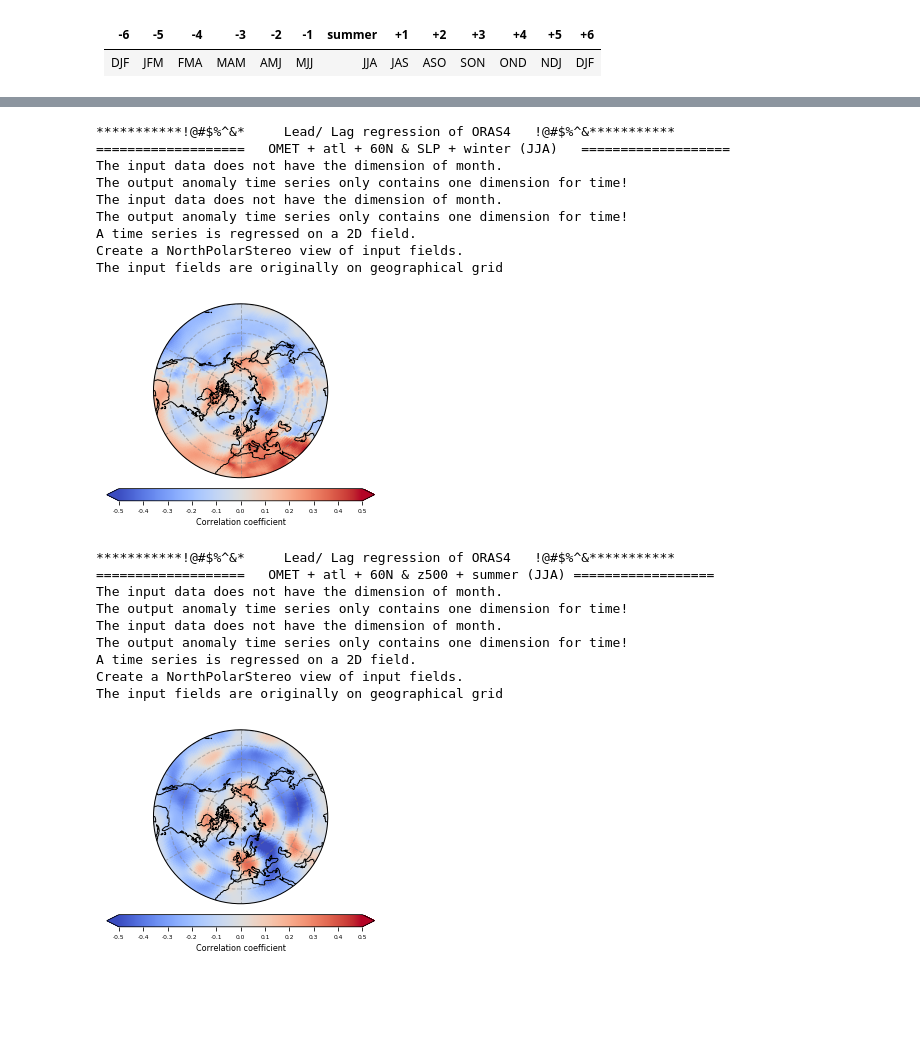
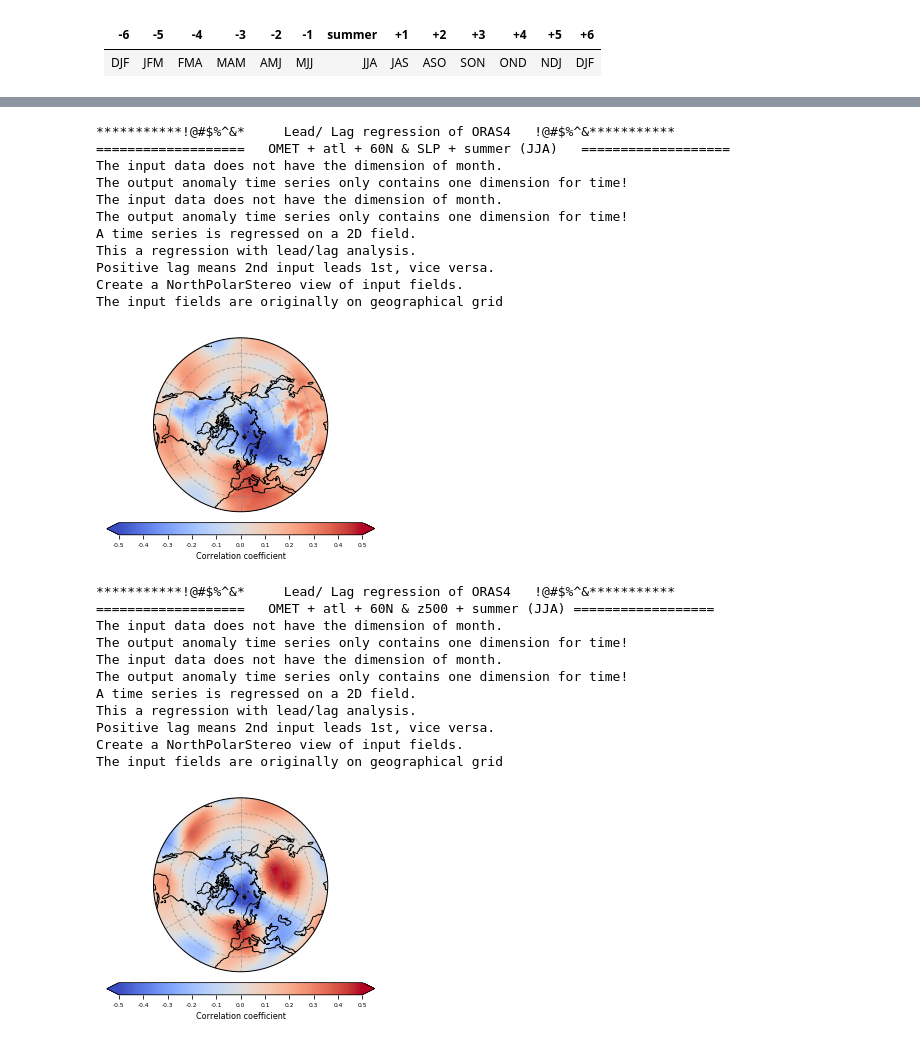
Before and after one commit to geek-yang/AirSeaFlow, a Jupyter notebook: Postprocessing/statistics_spatial/stat_spatial_season_fields_OMET_oras.ipynb, the cells around one changed output, grey strips where cells are left out. Saved outputs shown, nothing was run; the diff lists cells and outputs as text; code cells hidden in the pictures; blank space fills up the shorter version.

```diff
--- a/Postprocessing/statistics_spatial/stat_spatial_season_fields_OMET_oras.ipynb
+++ b/Postprocessing/statistics_spatial/stat_spatial_season_fields_OMET_oras.ipynb
@@ -341,7 +375,7 @@ The input fields are originally on geographical grid
 # %%
     print ('***********!@#$%^&*     Lead/ Lag regression of ORAS4   !@#$%^&***********')
     print ('===================   OMET + atl + 60N & SLP + summer (JJA)   ===================')
-    lag = 0
+    lag = 5
     OMET_season_series = meta.statistics.operator.seasons(OMET_atl_int_ORAS4[:,:,53],
                                                           span='JJA', Dim_month=True)
     stat_OMET_ORAS4 = meta.statistics.operator(OMET_season_series)
@@ -364,50 +398,54 @@ The input fields are originally on geographical grid
                                    'spatial_ORAS4_atl_OMET_60N_lag_{}_ERAI_SLP_JJA_annual.png'.format(lag)))
 # %% [output]
 ***********!@#$%^&*     Lead/ Lag regression of ORAS4   !@#$%^&***********
-===================   OMET + atl + 60N & SLP + winter (JJA)   ===================
+===================   OMET + atl + 60N & SLP + summer (JJA)   ===================
 The input data does not have the dimension of month.
 The output anomaly time series only contains one dimension for time!
 The input data does not have the dimension of month.
 The output anomaly time series only contains one dimension for time!
 A time series is regressed on a 2D field.
+This a regression with lead/lag analysis.
+Positive lag means 2nd input leads 1st, vice versa.
 Create a NorthPolarStereo view of input fields.
 The input fields are originally on geographical grid
-[figure, old version]
+[figure, new version]
 # %%
     print ('***********!@#$%^&*     Lead/ Lag regression of ORAS4   !@#$%^&***********')
     print ('===================   OMET + atl + 60N & z500 + summer (JJA) ==================')
-    lag = 0
+    lag = 5
     OMET_season_series = meta.statistics.operator.seasons(OMET_atl_int_ORAS4[:,:,53],
                                                           span='JJA', Dim_month=True)
     stat_OMET_ORAS4 = meta.statistics.operator(OMET_season_series)
     stat_OMET_ORAS4.anomaly(Dim_month=False)
     stat_OMET_ORAS4.detrend()
     stat_OMET_ORAS4.lowpass(window=3, obj='detrend')
     z500_season_series = meta.statistics.operator.seasons(z_500hPa_ERAI[:,:,:95,:],
                                                          span=lag_summer[lag], Dim_month=True)
     stat_z500_ERAI = meta.statistics.operator(z500_season_series)
     stat_z500_ERAI.anomaly(Dim_month=False)
     stat_z500_ERAI.detrend()
     stat_z500_ERAI.lowpass(window=3, obj='detrend')
     k, r, p = meta.statistics.operator.linearRegress(stat_OMET_ORAS4._lowpass,
                                                      stat_z500_ERAI._lowpass, lag)
     #ticks = [-0.3, -0.2, -0.1, 0.0, 0.1, 0.2, 0.3]
     ticks = [-0.5, -0.4, -0.3, -0.2, -0.1, 0.0, 0.1, 0.2, 0.3, 0.4, 0.5]
     label = 'Correlation coefficient'
     meta.visualizer.plots.geograph(latitude_fields_ERAI[:95], longitude_fields_ERAI[:], r, p,
                                    label, ticks, os.path.join(output_path, 'omet_z500', 'season',
                                    'spatial_ORAS4_atl_OMET_60N_lag_{}_ERAI_z500_JJA_annual.png'.format(lag)))
 # %% [output]
 ***********!@#$%^&*     Lead/ Lag regression of ORAS4   !@#$%^&***********
 ===================   OMET + atl + 60N & z500 + summer (JJA) ==================
 The input data does not have the dimension of month.
 The output anomaly time series only contains one dimension for time!
 The input data does not have the dimension of month.
 The output anomaly time series only contains one dimension for time!
 A time series is regressed on a 2D field.
+This a regression with lead/lag analysis.
+Positive lag means 2nd input leads 1st, vice versa.
 Create a NorthPolarStereo view of input fields.
 The input fields are originally on geographical grid
-[figure, old version]
+[figure, new version]
 # %%
     print ('***********!@#$%^&*     Lead/ Lag regression of ORAS4   !@#$%^&***********')
     print ('===================   OMET + atl + 60N & SIC + summer (JJA) ==================')
```
Also changed, not shown: parts of 10 cells of this notebook, 3 other files.
